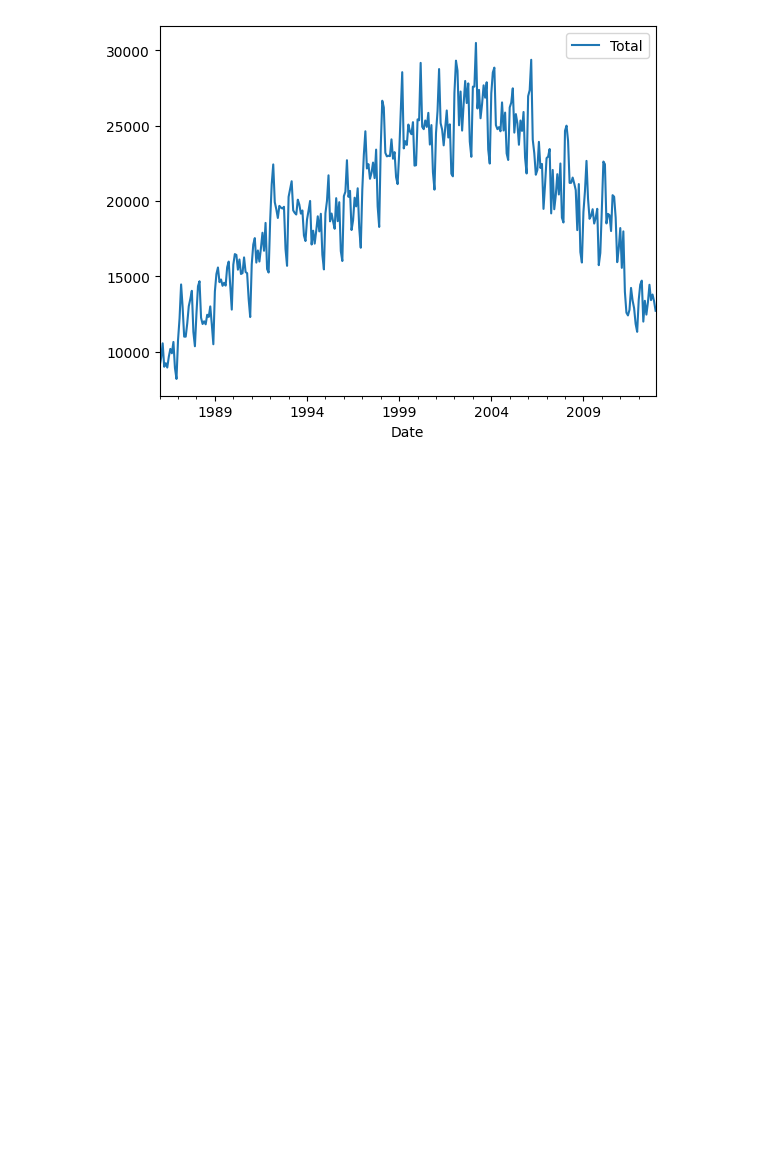
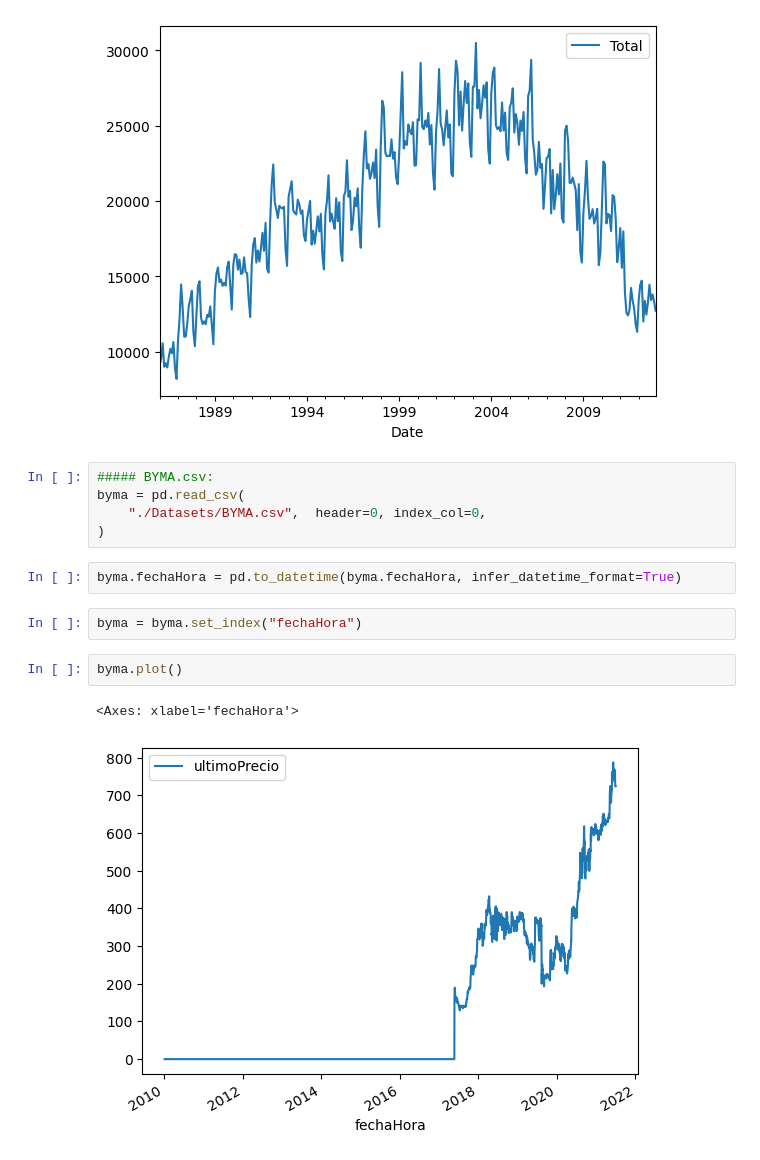
Before and after one commit to marianataglio/seriestemporales, a Jupyter notebook: ej_1.ipynb, the cells around one changed output. Saved outputs shown, nothing was run; the diff lists cells and outputs as text; blank space fills up the shorter version.

```diff
--- a/ej_1.ipynb
+++ b/ej_1.ipynb
@@ -24,3 +27,17 @@ catfish.plot()
 # %% [output]
 <Axes: xlabel='Date'>
 [figure]
+# %%
+##### BYMA.csv:
+byma = pd.read_csv(
+    "./Datasets/BYMA.csv",  header=0, index_col=0,
+)
+# %%
+byma.fechaHora = pd.to_datetime(byma.fechaHora, infer_datetime_format=True)
+# %%
+byma = byma.set_index("fechaHora")
+# %%
+byma.plot()
+# %% [output]
+<Axes: xlabel='fechaHora'>
+[figure, added]
```
Also changed, not shown: parts of 4 cells of this notebook.
